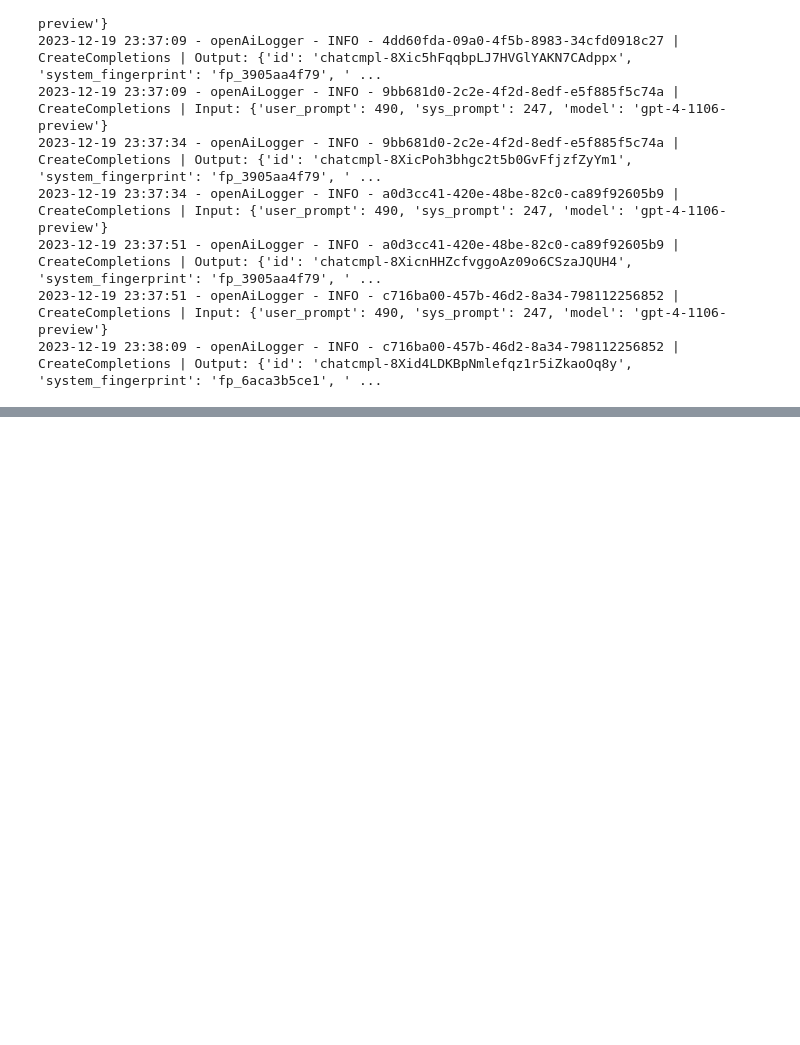
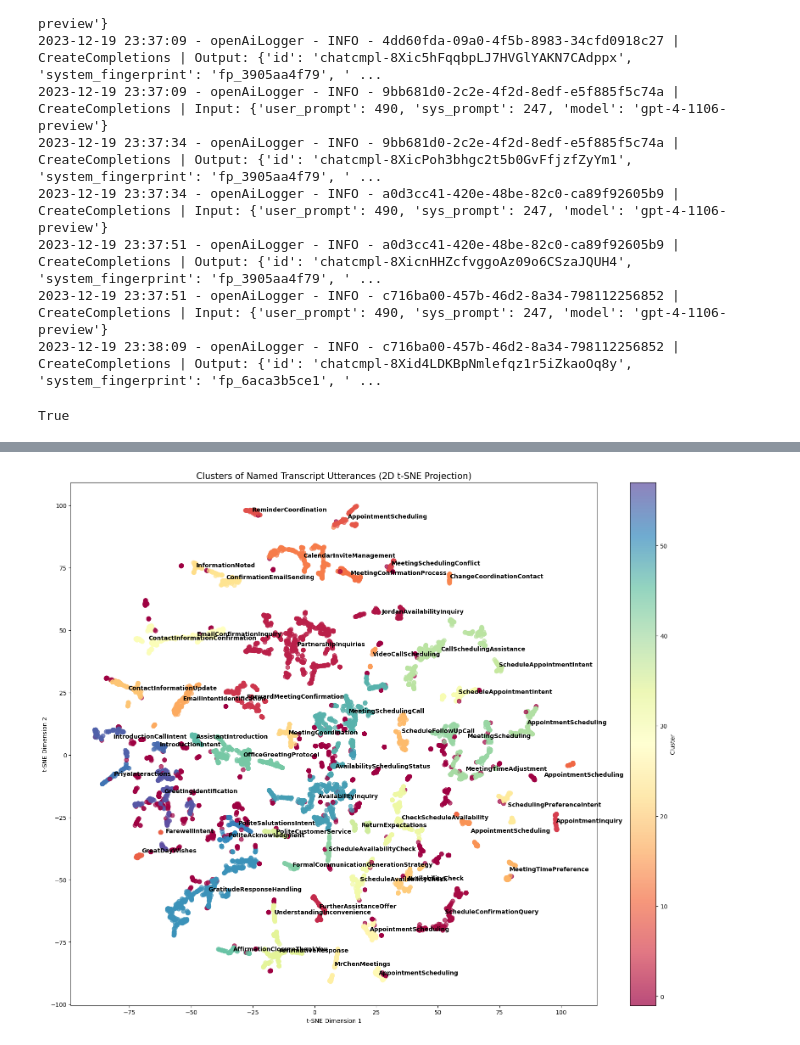
Before and after one commit to sitinc/journey-discovery-getting-started, a Jupyter notebook: notes/journey-discovery-getting-started.ipynb, the cells around one changed output, grey strips where cells are left out. Saved outputs shown, nothing was run; the diff lists cells and outputs as text; code cells hidden in the pictures; blank space fills up the shorter version.

```diff
--- a/notes/journey-discovery-getting-started.ipynb
+++ b/notes/journey-discovery-getting-started.ipynb
@@ -55,3 +62,53 @@ tss.gen_agent_transcripts(
 2023-12-19 23:37:51 - openAiLogger - INFO - a0d3cc41-420e-48be-82c0-ca89f92605b9 | CreateCompletions | Output: {'id': 'chatcmpl-8XicnHHZcfvggoAz09o6CSzaJQUH4', 'system_fingerprint': 'fp_3905aa4f79', ' ...
 2023-12-19 23:37:51 - openAiLogger - INFO - c716ba00-457b-46d2-8a34-798112256852 | CreateCompletions | Input: {'user_prompt': 490, 'sys_prompt': 247, 'model': 'gpt-4-1106-preview'}
 2023-12-19 23:38:09 - openAiLogger - INFO - c716ba00-457b-46d2-8a34-798112256852 | CreateCompletions | Output: {'id': 'chatcmpl-8Xid4LDKBpNmlefqz1r5iZkaoOq8y', 'system_fingerprint': 'fp_6aca3b5ce1', ' ...
+# %%
+from tsdiscovery.transcripts import Transcripts
+import os
+prj_root = os.getcwd() + '/..'
+
+Transcripts.process_transcript_to_csv(f"{prj_root}/output/t1/transcript0.txt")
+# %% [output]
+True
+# %%
+from tsdiscovery.openaiwrap import OpenAiWrap
+from tsdiscovery.transcripts import Transcripts
+
+from dotenv import load_dotenv
+import os
+from pathlib import Path
+
+import logging.config
+
+prj_root = os.getcwd() + '/..'
+
+conf_dir = f"{prj_root}/conf"
+env_conf = f"{conf_dir}/dev.env"
+
+logger_conf = f"{conf_dir}/logging.conf"
+logger_name = 'mainLogger'
+
+logging.config.fileConfig(logger_conf)
+log = logging.getLogger(logger_name)
+
+env_path = Path(env_conf)
+load_dotenv(dotenv_path=env_path)
+
+openai_api_key = os.getenv('OPENAI_API_KEY')
+openai_org = os.getenv('OPENAI_ORG')
+openai_client = OpenAiWrap(
+    openai_org,
+    openai_api_key
+)
+
+utterance_csv_file = f'{prj_root}/output/combined_file.csv'
+output_dir = f'{prj_root}/output/t6'
+
+tss = Transcripts(openai_client)
+
+tss.cluster_and_name_utterances(
+    csv_file=utterance_csv_file,
+    csv_col='utterance',
+    output_dir=output_dir,
+)
+# %% [output]
@@ -57,0 +132 @@ tss.gen_agent_transcripts(
+[figure, added]
```
Also changed, not shown: parts of 7 cells of this notebook, 8 other files.
